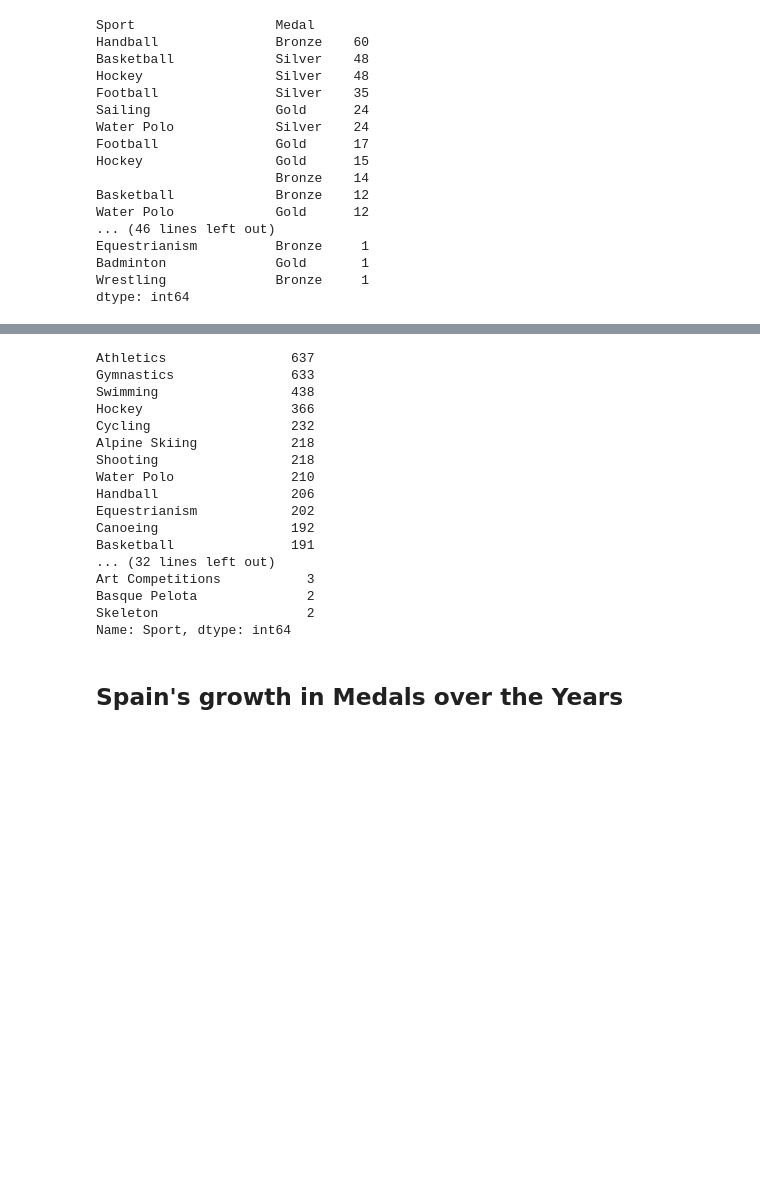
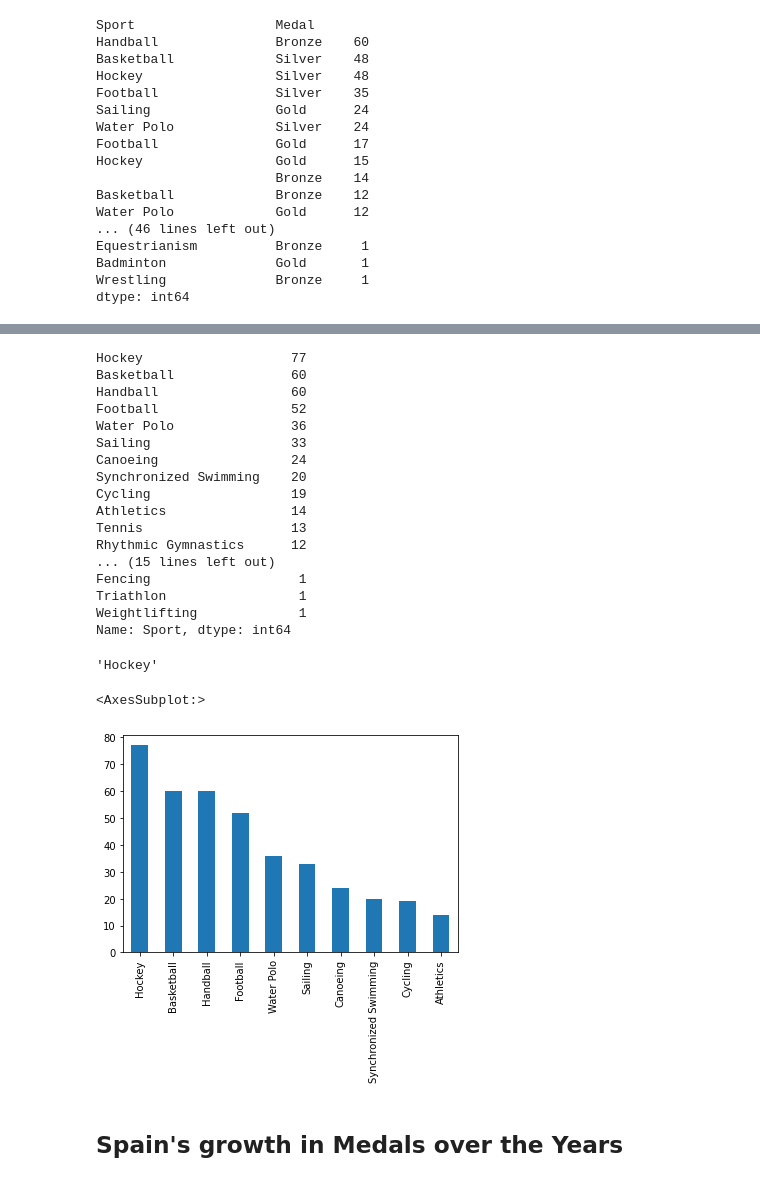
Before and after one commit to frands97/machine-learning-program, a Jupyter notebook: I Python Basics with Pandas/#02. Data Manipulation & Visualization to Enhance the Discipline/02practice-solution-olympic-games.ipynb, the cells around one changed output, grey strips where cells are left out. Cells and saved outputs as stored; diff of their text form; code cells hidden in the pictures; blank space fills up the shorter version.

```diff
--- a/I Python Basics with Pandas/#02. Data Manipulation & Visualization to Enhance the Discipline/02practice-solution-olympic-games.ipynb
+++ b/I Python Basics with Pandas/#02. Data Manipulation & Visualization to Enhance the Discipline/02practice-solution-olympic-games.ipynb
@@ -89,3 +97,5 @@ mask = df.Team == 'Spain'
+# %%
+mask_na = df.Medal.isna()
 # %%
 # ¿?
 df.loc[mask, ['Sport', 'Medal']].value_counts()
@@ -110,21 +168,21 @@ dtype: int64
 # %%
 # ¿?
-df.loc[mask,:].Sport.value_counts()
+df.loc[mask & ~mask_na,:].Sport.value_counts()
 # %% [output]
-Athletics                637
-Gymnastics               633
-Swimming                 438
-Hockey                   366
-Cycling                  232
-Alpine Skiing            218
-Shooting                 218
-Water Polo               210
-Handball                 206
-Equestrianism            202
-Canoeing                 192
-Basketball               191
-... (32 lines left out)
-Art Competitions           3
-Basque Pelota              2
-Skeleton                   2
+Hockey                   77
+Basketball               60
+Handball                 60
+Football                 52
+Water Polo               36
+Sailing                  33
+Canoeing                 24
+Synchronized Swimming    20
+Cycling                  19
+Athletics                14
+Tennis                   13
+Rhythmic Gymnastics      12
+... (15 lines left out)
+Fencing                   1
+Triathlon                 1
+Weightlifting             1
 Name: Sport, dtype: int64
@@ -131,3 +192,13 @@ Name: Sport, dtype: int64
+# %%
+mask_hockey
+# %% [output]
+'Hockey'
+# %%
+# ¿?
+df.loc[mask & ~mask_na,:].Sport.value_counts().head(10).plot(kind='bar')
+# %% [output]
+<AxesSubplot:>
+[figure, added]
 # %% [markdown]
 ## Spain's growth in Medals over the Years
 # %%
```
Also changed, not shown: parts of 16 cells of this notebook, 3 other files.
